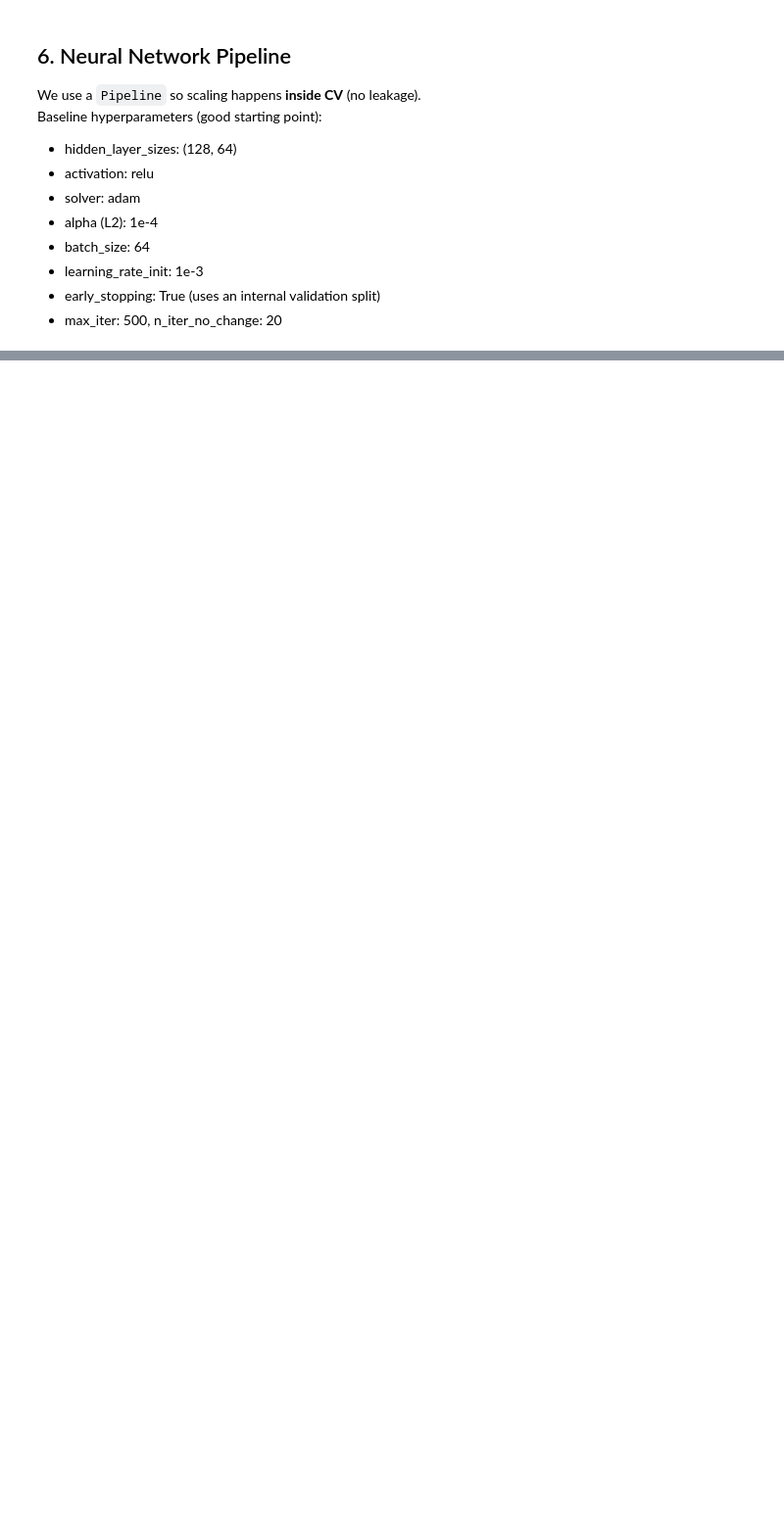
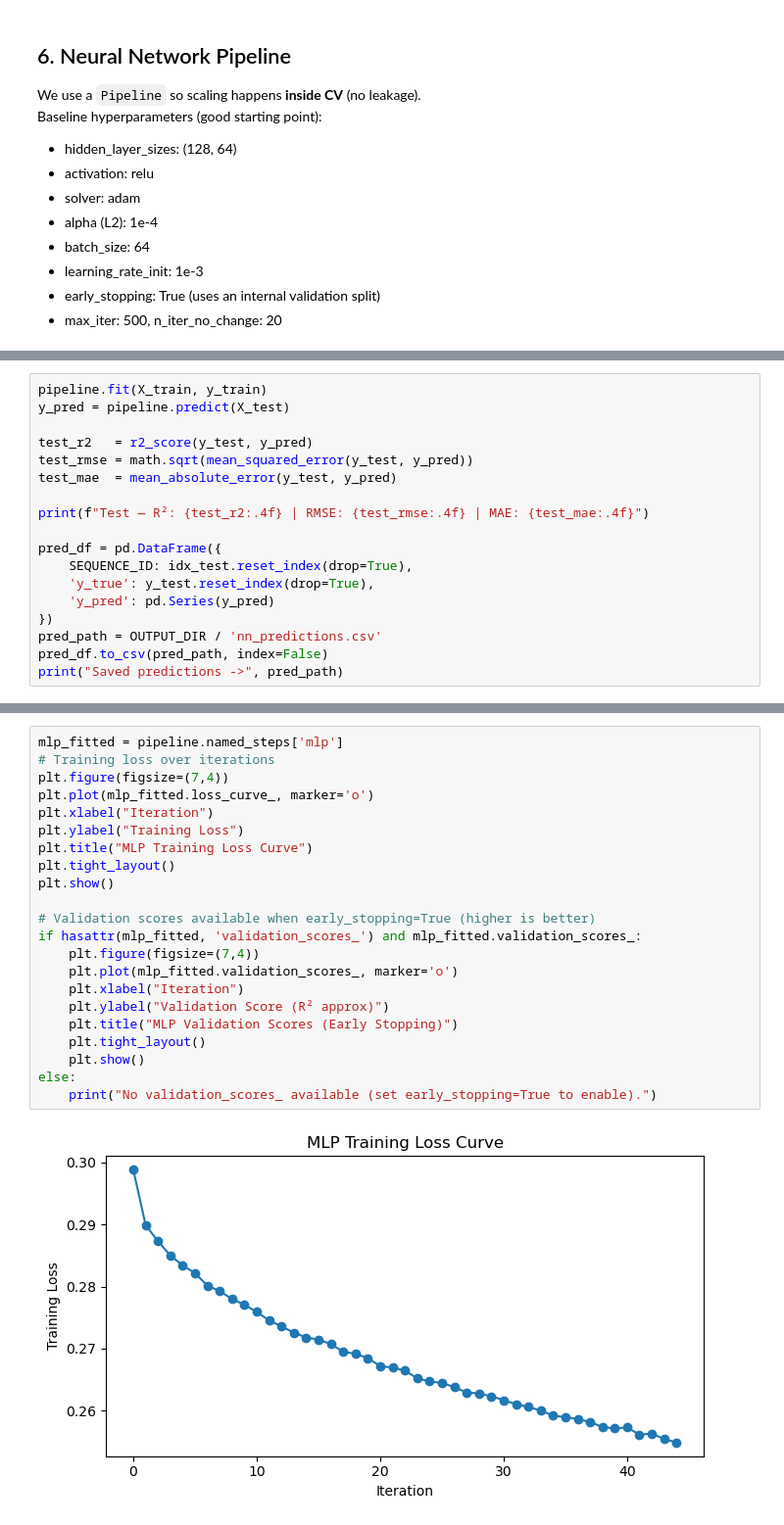
Before and after one commit to Nakshatra120/ML-Protein-DNA-Binding-Affinity, a Jupyter notebook: tutorial notebooks/walkthrough-03.ipynb, the cells around one changed output, grey strips where cells are left out. Shown: that part at 98% size. Saved outputs shown, nothing was run; the diff lists cells and outputs as text; blank space fills up the shorter version.

```diff
--- a/tutorial notebooks/walkthrough-03.ipynb
+++ b/tutorial notebooks/walkthrough-03.ipynb
@@ -310,0 +327,18 @@ print("\nCV MAE:", -cv_mae, "\nMean MAE:", (-cv_mae).mean())
+# %%
+pipeline.fit(X_train, y_train)
+y_pred = pipeline.predict(X_test)
+
+test_r2   = r2_score(y_test, y_pred)
+test_rmse = math.sqrt(mean_squared_error(y_test, y_pred))
+test_mae  = mean_absolute_error(y_test, y_pred)
+
+print(f"Test — R²: {test_r2:.4f} | RMSE: {test_rmse:.4f} | MAE: {test_mae:.4f}")
+
+pred_df = pd.DataFrame({
+    SEQUENCE_ID: idx_test.reset_index(drop=True),
+    'y_true': y_test.reset_index(drop=True),
+    'y_pred': pd.Series(y_pred)
+})
+pred_path = OUTPUT_DIR / 'nn_predictions.csv'
+pred_df.to_csv(pred_path, index=False)
+print("Saved predictions ->", pred_path)
@@ -310,0 +353,24 @@ print("\nCV MAE:", -cv_mae, "\nMean MAE:", (-cv_mae).mean())
+# %%
+mlp_fitted = pipeline.named_steps['mlp']
+# Training loss over iterations
+plt.figure(figsize=(7,4))
+plt.plot(mlp_fitted.loss_curve_, marker='o')
+plt.xlabel("Iteration")
+plt.ylabel("Training Loss")
+plt.title("MLP Training Loss Curve")
+plt.tight_layout()
+plt.show()
+
+# Validation scores available when early_stopping=True (higher is better)
+if hasattr(mlp_fitted, 'validation_scores_') and mlp_fitted.validation_scores_:
+    plt.figure(figsize=(7,4))
+    plt.plot(mlp_fitted.validation_scores_, marker='o')
+    plt.xlabel("Iteration")
+    plt.ylabel("Validation Score (R² approx)")
+    plt.title("MLP Validation Scores (Early Stopping)")
+    plt.tight_layout()
+    plt.show()
+else:
+    print("No validation_scores_ available (set early_stopping=True to enable).")
+# %% [output]
+[figure, added]
```
Also changed, not shown: parts of 30 cells of this notebook, 1 other file.
